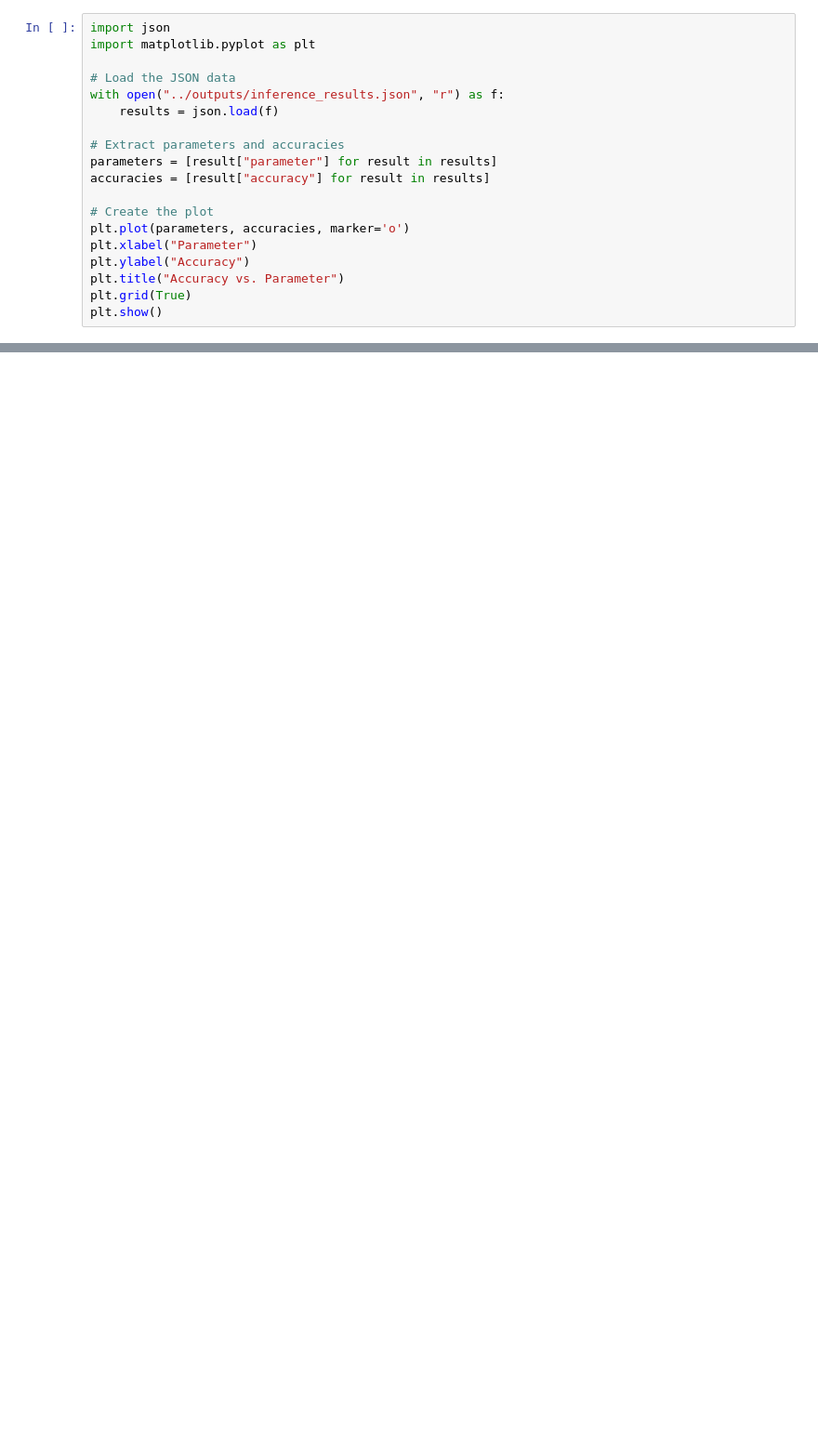
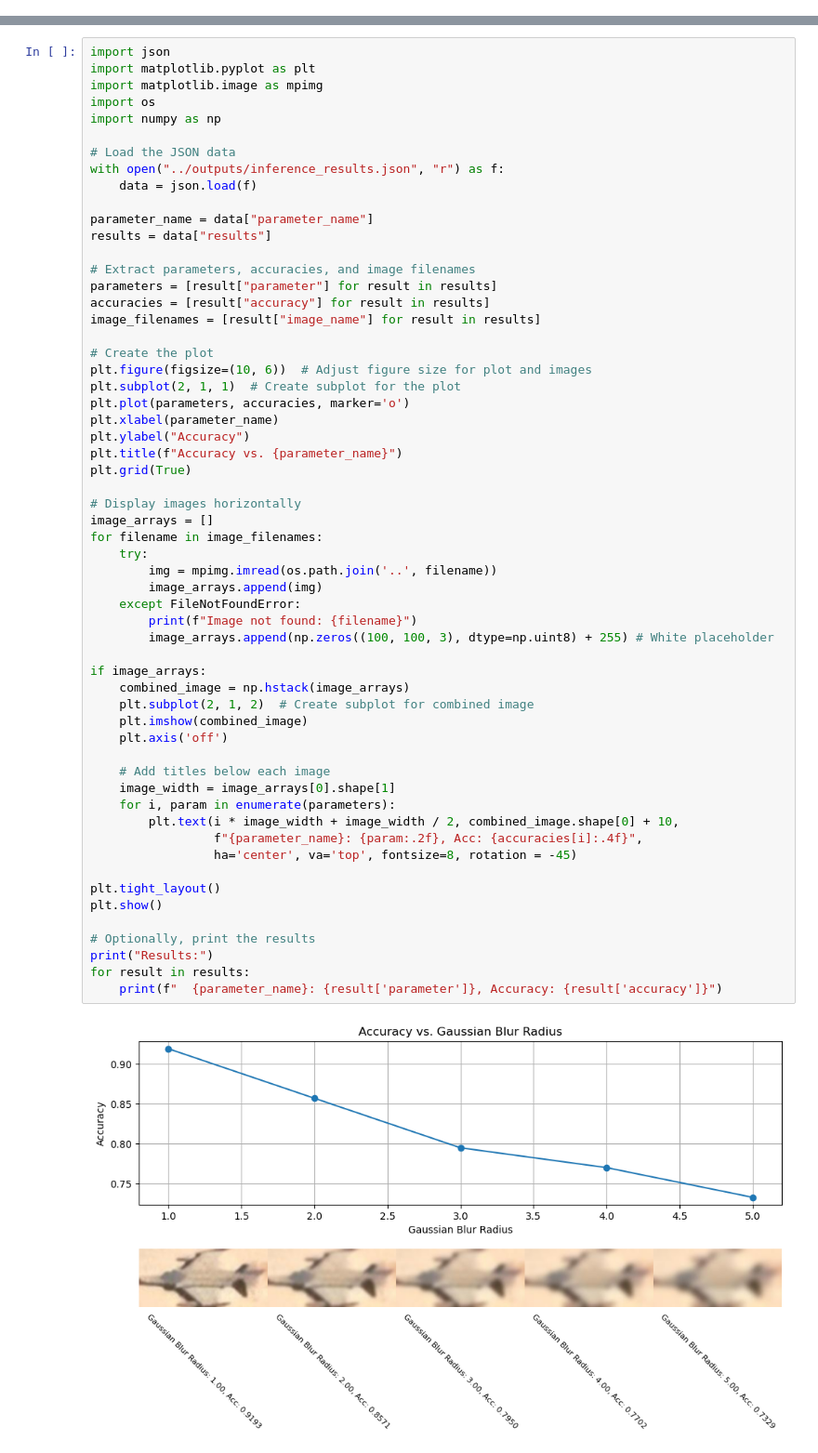
Before and after one commit to jonathanlevin7/early-detection, a Jupyter notebook: notebooks/inference_results.ipynb, the cells around one changed output, grey strips where cells are left out. Shown at 93% size. Cells and saved outputs as stored; diff of their text form; blank space fills up the shorter version.

Commit message:
Refactor image degradation simulation and update configuration; modify inference output structure

```diff
--- a/notebooks/inference_results.ipynb
+++ b/notebooks/inference_results.ipynb
@@ -1,19 +0,0 @@
-# %%
-import json
-import matplotlib.pyplot as plt
-
-# Load the JSON data
-with open("../outputs/inference_results.json", "r") as f:
-    results = json.load(f)
-
-# Extract parameters and accuracies
-parameters = [result["parameter"] for result in results]
-accuracies = [result["accuracy"] for result in results]
-
-# Create the plot
-plt.plot(parameters, accuracies, marker='o')
-plt.xlabel("Parameter")
-plt.ylabel("Accuracy")
-plt.title("Accuracy vs. Parameter")
-plt.grid(True)
-plt.show()
@@ -21,0 +1,60 @@ plt.show()
+# %%
+import json
+import matplotlib.pyplot as plt
+import matplotlib.image as mpimg
+import os
+import numpy as np
+
+# Load the JSON data
+with open("../outputs/inference_results.json", "r") as f:
+    data = json.load(f)
+
+parameter_name = data["parameter_name"]
+results = data["results"]
+
+# Extract parameters, accuracies, and image filenames
+parameters = [result["parameter"] for result in results]
+accuracies = [result["accuracy"] for result in results]
+image_filenames = [result["image_name"] for result in results]
+
+# Create the plot
+plt.figure(figsize=(10, 6))  # Adjust figure size for plot and images
+plt.subplot(2, 1, 1)  # Create subplot for the plot
+plt.plot(parameters, accuracies, marker='o')
+plt.xlabel(parameter_name)
+plt.ylabel("Accuracy")
+plt.title(f"Accuracy vs. {parameter_name}")
+plt.grid(True)
+
+# Display images horizontally
+image_arrays = []
+for filename in image_filenames:
+    try:
+        img = mpimg.imread(os.path.join('..', filename))
+        image_arrays.append(img)
+    except FileNotFoundError:
+        print(f"Image not found: {filename}")
+        image_arrays.append(np.zeros((100, 100, 3), dtype=np.uint8) + 255) # White placeholder
+
+if image_arrays:
+    combined_image = np.hstack(image_arrays)
+    plt.subplot(2, 1, 2)  # Create subplot for combined image
+    plt.imshow(combined_image)
+    plt.axis('off')
+
+    # Add titles below each image
+    image_width = image_arrays[0].shape[1]
+    for i, param in enumerate(parameters):
+        plt.text(i * image_width + image_width / 2, combined_image.shape[0] + 10,
+                 f"{parameter_name}: {param:.2f}, Acc: {accuracies[i]:.4f}",
+                 ha='center', va='top', fontsize=8, rotation = -45)
+
+plt.tight_layout()
+plt.show()
+
+# Optionally, print the results
+print("Results:")
+for result in results:
+    print(f"  {parameter_name}: {result['parameter']}, Accuracy: {result['accuracy']}")
+# %% [output]
+[figure, added]
```
Also changed, not shown: parts of 2 cells of this notebook, 4 other files.
